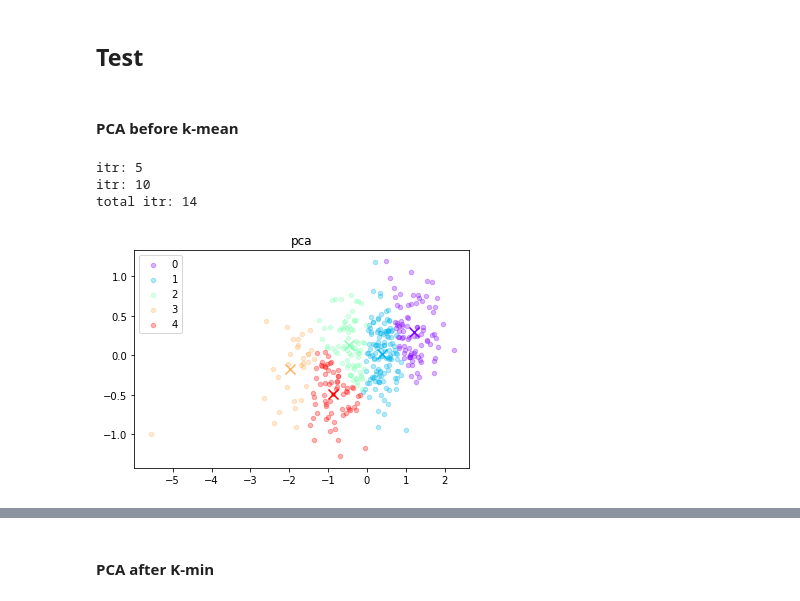
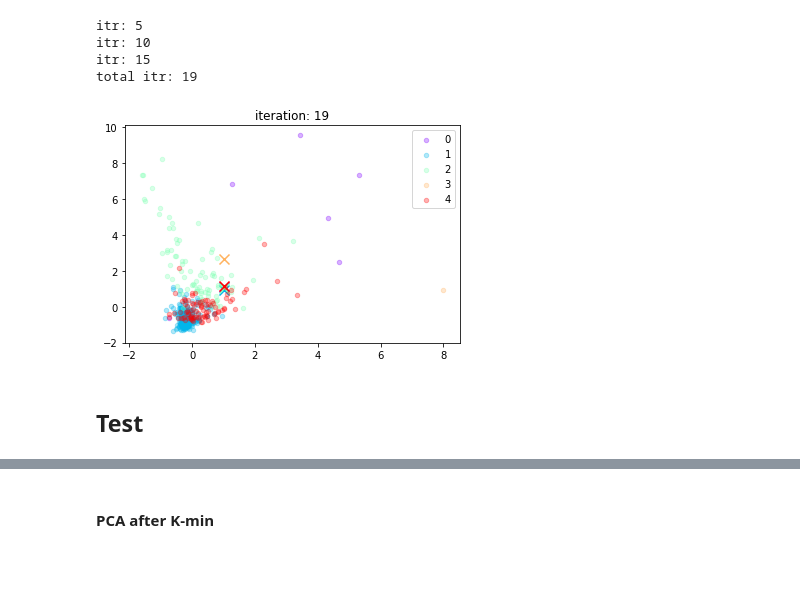
Before and after one commit to XuShaoming/DataMining_Bioinformatic, a Jupyter notebook: project2/code/k_mean.ipynb, the cells around one changed output, grey strips where cells are left out. Saved outputs shown, nothing was run; the diff lists cells and outputs as text; code cells hidden in the pictures; blank space fills up the shorter version.

```diff
--- a/project2/code/k_mean.ipynb
+++ b/project2/code/k_mean.ipynb
@@ -53,4 +103,14 @@ def get_centers(centers_bank, itr=-1):
+# %%
+data, labels = mylib.get_data("../data/iyer.txt")
+k = 5
+data_pca = mylib.pca(data)
+centers_bank = get_centers_bank(data, k,20)
+plot_k_min(data_pca,centers_bank[-1], len(centers_bank))
+# %% [output]
+itr: 5
+itr: 10
+itr: 15
+total itr: 19
+[figure, added]
 # %% [markdown]
 ##  Test
-# %% [markdown]
-#### PCA before k-mean
@@ -71,11 +116,0 @@ def plot_data(data, centers):
-# %%
-data, labels = get_data("../data/cho.txt")
-k = 5
-data_pca = pca(data)
-centers_bank = get_centers_bank(data_pca, k,50)
-plot_data(data_pca,centers_bank[-1])
-# %% [output]
-itr: 5
-itr: 10
-total itr: 14
-[figure, removed]
```
Also changed, not shown: parts of 22 cells of this notebook, 6 other files.
